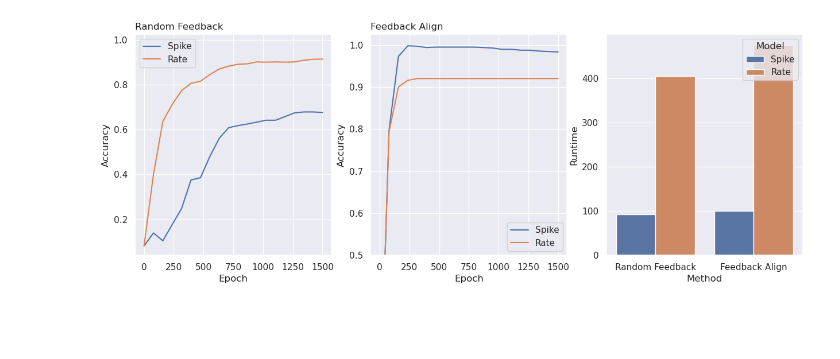
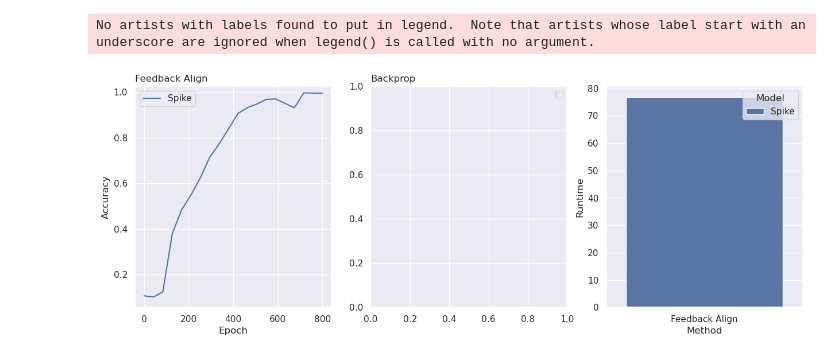
Before and after one commit to FabianSchubert/microcircuit_network, a Jupyter notebook: mc/analysis_notebooks/Randman_Analysis.ipynb, the cells around one changed output. Cells and saved outputs as stored; diff of their text form; code cells hidden in the pictures; blank space fills up the shorter version.

```diff
--- a/mc/analysis_notebooks/Randman_Analysis.ipynb
+++ b/mc/analysis_notebooks/Randman_Analysis.ipynb
@@ -20,26 +21,27 @@ df_learn[df_learn["Epoch"] == 1500]
 # %%
 fig, ax = plt.subplots(1, 3, figsize=(15,5))
 
 #sns.lineplot((df_learn[(df_learn["Method"] == "Random Feedback") * (df_learn["Model"] == "Spike")]),
 #             x="Epoch", y="Accuracy", hue="Sim ID", ax=ax[0])#, units="Sim ID", estimator=None)
 
-sns.lineplot(df_learn[df_learn["Method"] == "Random Feedback"],
+sns.lineplot(df_learn[df_learn["Method"] == "Feedback Align"],
              x="Epoch", y="Accuracy", hue="Model", ax=ax[0])#, units="Sim ID", estimator=None)
 
 ax[0].legend()
-ax[0].set_title("Random Feedback", loc="left")
+ax[0].set_title("Feedback Align", loc="left")
 ax[0].set_ylim(top=1.025)
 
-sns.lineplot(df_learn[df_learn["Method"] == "Feedback Align"],
+sns.lineplot(df_learn[df_learn["Method"] == "Backprop"],
              x="Epoch", y="Accuracy", hue="Model", ax=ax[1])#, units="Sim ID", estimator=None)
 
 ax[1].legend()
-ax[1].set_title("Feedback Align", loc="left")
-ax[1].set_ylim(bottom=0.8, top=1.025)
+ax[1].set_title("Backprop", loc="left")
+#ax[1].set_ylim(bottom=0.8, top=1.025)
 
 sns.barplot(data=df_runtime, x="Method",
             hue="Model", y="Runtime", ax=ax[2])
 
 plt.show()
 # %% [output]
+No artists with labels found to put in legend.  Note that artists whose label start with an underscore are ignored when legend() is called with no argument.
-[figure, old version]
+[figure, new version]
```
Also changed, not shown: parts of 2 cells of this notebook, 7 other files.
